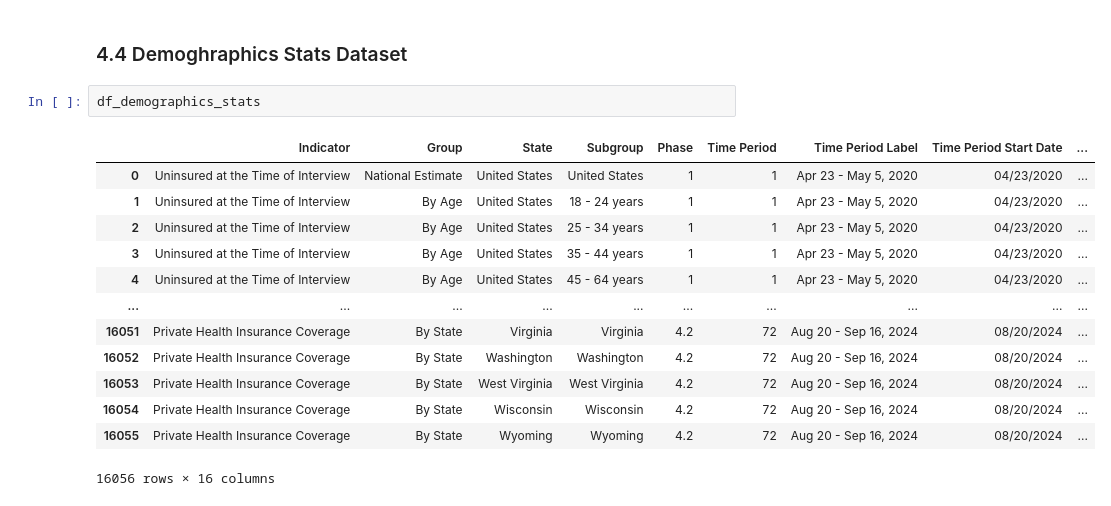
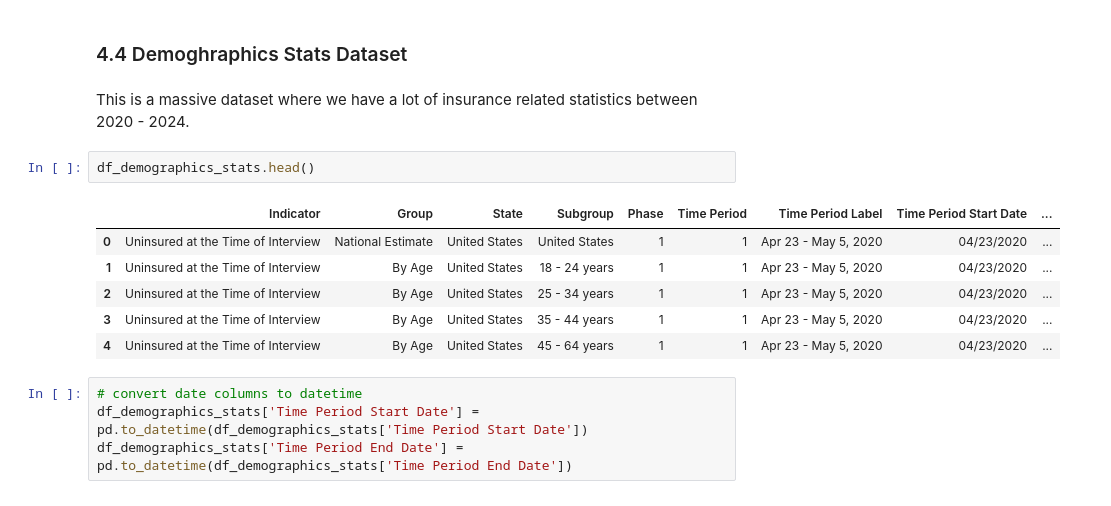
Before and after one commit to parvatijay2901/InsurIQ-Data-RAG-Dashboard, a Jupyter notebook: EDA/N2_Data-analysis.ipynb, the cells around one changed output. Cells and saved outputs as stored; diff of their text form.

Commit message:
analyze stats dataset

```diff
--- a/EDA/N2_Data-analysis.ipynb
+++ b/EDA/N2_Data-analysis.ipynb
@@ -794,19 +794,18 @@ We observe a consistent downward trend in health insurance coverage over the yea
 Based on this prediction, it might look like no a lot of people will be insured through ESI in the future and maybe it might evenm come to an end. However, there are a lot of arguments in the internet where a group of people are supporting the government to move away from ESI, and the other group supoorting ESI and its benefits [source-1](https://www.ebri.org/content/access-to-employment-based-health-benefits-system-continues-to-grow-challenges-may-be-on-the-horizon), [source-2](https://www.ajmc.com/view/improve-american-health-care-by-moving-away-from-employer-sponsored-insurance).
 # %% [markdown]
 ### 4.4 Demoghraphics Stats Dataset
+# %% [markdown]
+This is a massive dataset where we have a lot of insurance related statistics between 2020 - 2024.
 # %%
-df_demographics_stats
+df_demographics_stats.head()
 # %% [output]
 |  | Indicator | Group | State | Subgroup | Phase | Time Period | Time Period Label | Time Period Start Date | ... |
 | 0 | Uninsured at the Time of Interview | National Estimate | United States | United States | 1 | 1 | Apr 23 - May 5, 2020 | 04/23/2020 | ... |
 | 1 | Uninsured at the Time of Interview | By Age | United States | 18 - 24 years | 1 | 1 | Apr 23 - May 5, 2020 | 04/23/2020 | ... |
 | 2 | Uninsured at the Time of Interview | By Age | United States | 25 - 34 years | 1 | 1 | Apr 23 - May 5, 2020 | 04/23/2020 | ... |
 | 3 | Uninsured at the Time of Interview | By Age | United States | 35 - 44 years | 1 | 1 | Apr 23 - May 5, 2020 | 04/23/2020 | ... |
 | 4 | Uninsured at the Time of Interview | By Age | United States | 45 - 64 years | 1 | 1 | Apr 23 - May 5, 2020 | 04/23/2020 | ... |
-| ... | ... | ... | ... | ... | ... | ... | ... | ... | ... |
-| 16051 | Private Health Insurance Coverage | By State | Virginia | Virginia | 4.2 | 72 | Aug 20 - Sep 16, 2024 | 08/20/2024 | ... |
-| 16052 | Private Health Insurance Coverage | By State | Washington | Washington | 4.2 | 72 | Aug 20 - Sep 16, 2024 | 08/20/2024 | ... |
-| 16053 | Private Health Insurance Coverage | By State | West Virginia | West Virginia | 4.2 | 72 | Aug 20 - Sep 16, 2024 | 08/20/2024 | ... |
-| 16054 | Private Health Insurance Coverage | By State | Wisconsin | Wisconsin | 4.2 | 72 | Aug 20 - Sep 16, 2024 | 08/20/2024 | ... |
-| 16055 | Private Health Insurance Coverage | By State | Wyoming | Wyoming | 4.2 | 72 | Aug 20 - Sep 16, 2024 | 08/20/2024 | ... |
-16056 rows × 16 columns
+# %%
+# convert date columns to datetime
+df_demographics_stats['Time Period Start Date'] = pd.to_datetime(df_demographics_stats['Time Period Start Date'])
+df_demographics_stats['Time Period End Date'] = pd.to_datetime(df_demographics_stats['Time Period End Date'])
```
Also changed, not shown: parts of 11 cells of this notebook.
